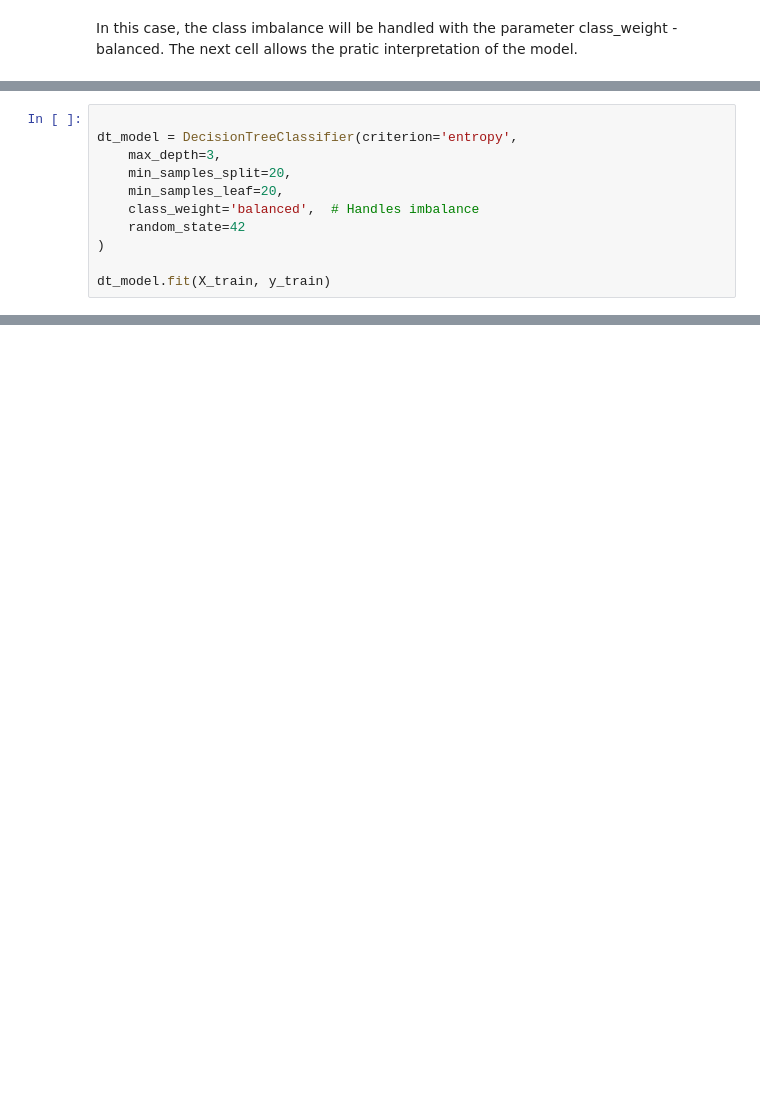
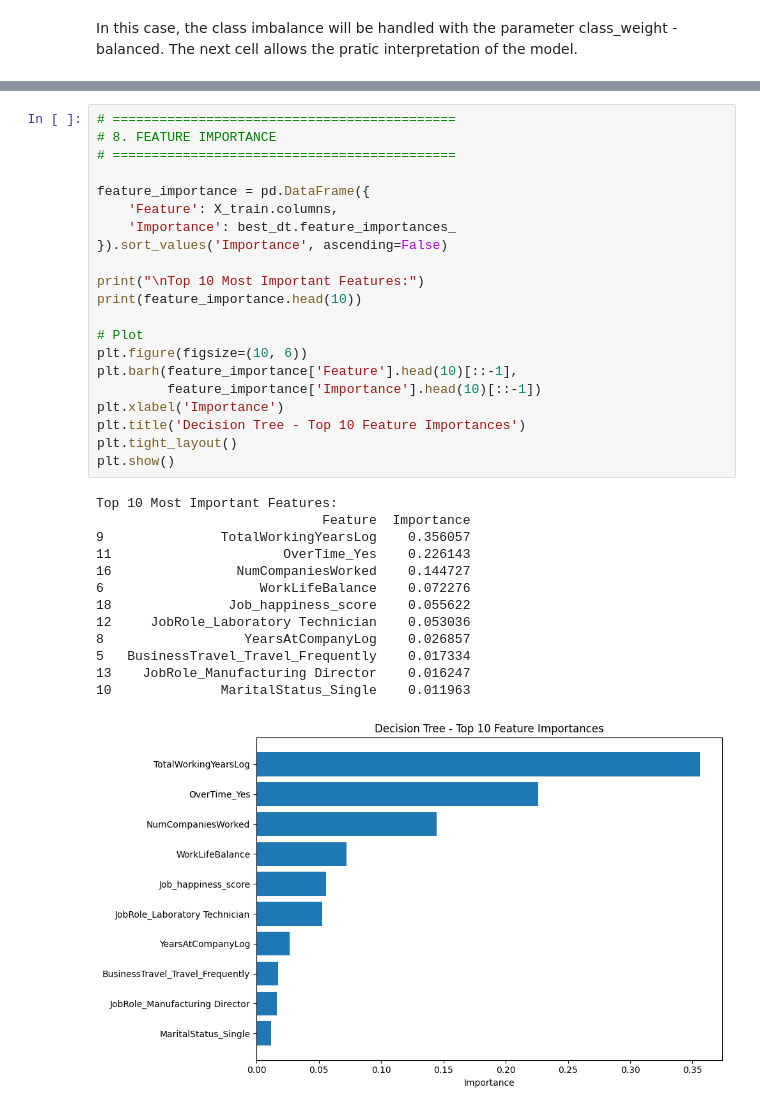
Before and after one commit to filipe-carmo/EDSB25_10, a Jupyter notebook: 5. Decision Tree model.ipynb, the cells around one changed output, grey strips where cells are left out. Saved outputs shown, nothing was run; the diff lists cells and outputs as text; blank space fills up the shorter version.

```diff
--- a/5. Decision Tree model.ipynb
+++ b/5. Decision Tree model.ipynb
@@ -184,11 +176,0 @@ The model is being penalized almost 5 times more when it doesn't identify correc
-# %%
-
-dt_model = DecisionTreeClassifier(criterion='entropy',
-    max_depth=3,
-    min_samples_split=20,
-    min_samples_leaf=20,
-    class_weight='balanced',  # Handles imbalance
-    random_state=42
-)
-
-dt_model.fit(X_train, y_train)
@@ -344,0 +417,35 @@ print("""
+# %%
+# ============================================
+# 8. FEATURE IMPORTANCE
+# ============================================
+
+feature_importance = pd.DataFrame({
+    'Feature': X_train.columns,
+    'Importance': best_dt.feature_importances_
+}).sort_values('Importance', ascending=False)
+
+print("\nTop 10 Most Important Features:")
+print(feature_importance.head(10))
+
+# Plot
+plt.figure(figsize=(10, 6))
+plt.barh(feature_importance['Feature'].head(10)[::-1],
+         feature_importance['Importance'].head(10)[::-1])
+plt.xlabel('Importance')
+plt.title('Decision Tree - Top 10 Feature Importances')
+plt.tight_layout()
+plt.show()
+# %% [output]
+Top 10 Most Important Features:
+                             Feature  Importance
+9               TotalWorkingYearsLog    0.356057
+11                      OverTime_Yes    0.226143
+16                NumCompaniesWorked    0.144727
+6                    WorkLifeBalance    0.072276
+18               Job_happiness_score    0.055622
+12     JobRole_Laboratory Technician    0.053036
+8                  YearsAtCompanyLog    0.026857
+5   BusinessTravel_Travel_Frequently    0.017334
+13    JobRole_Manufacturing Director    0.016247
+10              MaritalStatus_Single    0.011963
+[figure, added]
```
Also changed, not shown: parts of 33 cells of this notebook, 4 other files.
